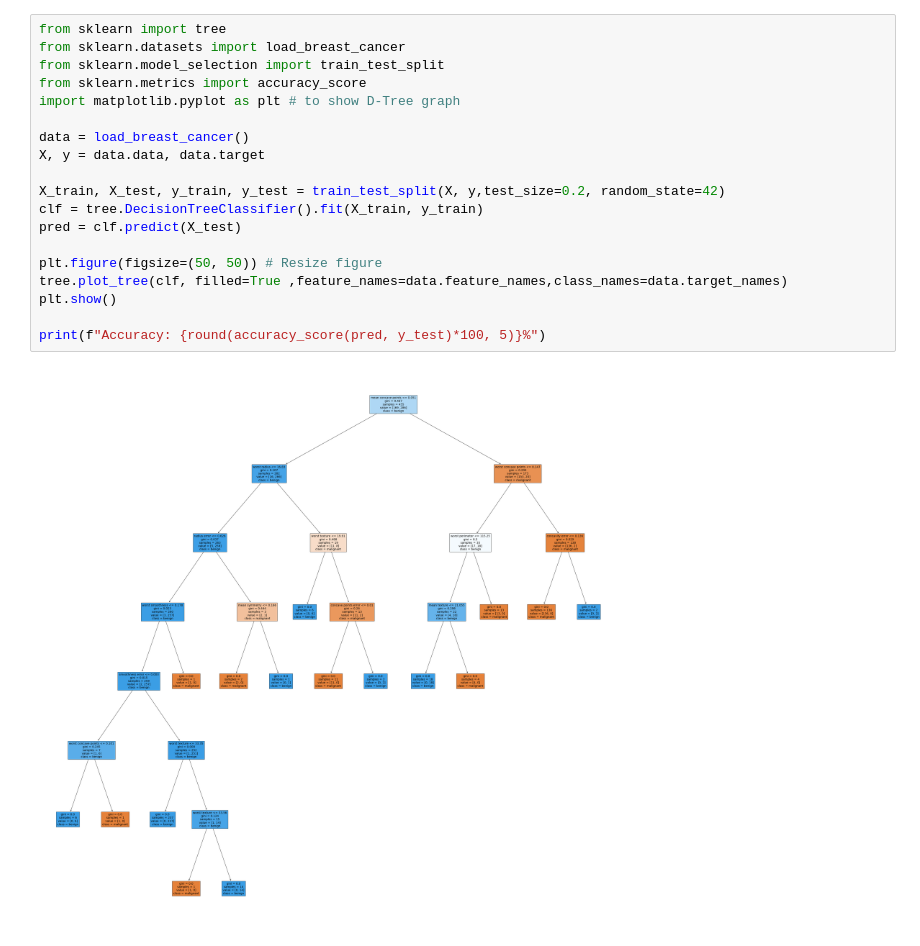
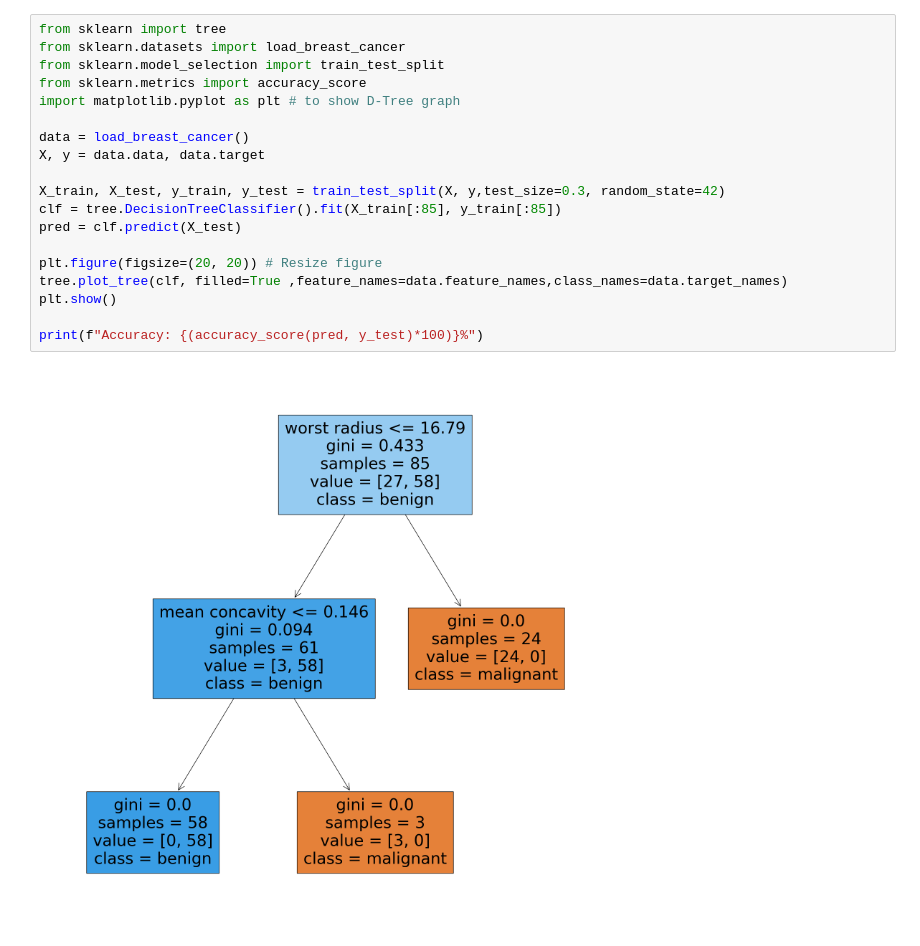
Before and after one commit to JUDU-13/AI-DS-LAB, a Jupyter notebook: DecisionTree.ipynb, the cells around one changed output. Cells and saved outputs as stored; diff of their text form.

```diff
--- a/DecisionTree.ipynb
+++ b/DecisionTree.ipynb
@@ -1,21 +1,21 @@
 # %%
 from sklearn import tree
 from sklearn.datasets import load_breast_cancer
 from sklearn.model_selection import train_test_split
 from sklearn.metrics import accuracy_score
 import matplotlib.pyplot as plt # to show D-Tree graph
 
 data = load_breast_cancer()
 X, y = data.data, data.target
 
-X_train, X_test, y_train, y_test = train_test_split(X, y,test_size=0.2, random_state=42)
-clf = tree.DecisionTreeClassifier().fit(X_train, y_train)
+X_train, X_test, y_train, y_test = train_test_split(X, y,test_size=0.3, random_state=42)
+clf = tree.DecisionTreeClassifier().fit(X_train[:85], y_train[:85])
 pred = clf.predict(X_test)
 
-plt.figure(figsize=(50, 50)) # Resize figure
+plt.figure(figsize=(20, 20)) # Resize figure
 tree.plot_tree(clf, filled=True ,feature_names=data.feature_names,class_names=data.target_names)
 plt.show()
 
-print(f"Accuracy: {round(accuracy_score(pred, y_test)*100, 5)}%")
+print(f"Accuracy: {(accuracy_score(pred, y_test)*100)}%")
 # %% [output]
-[figure, old version]
+[figure, new version]
```
Also changed, not shown: parts of 1 cell of this notebook.
